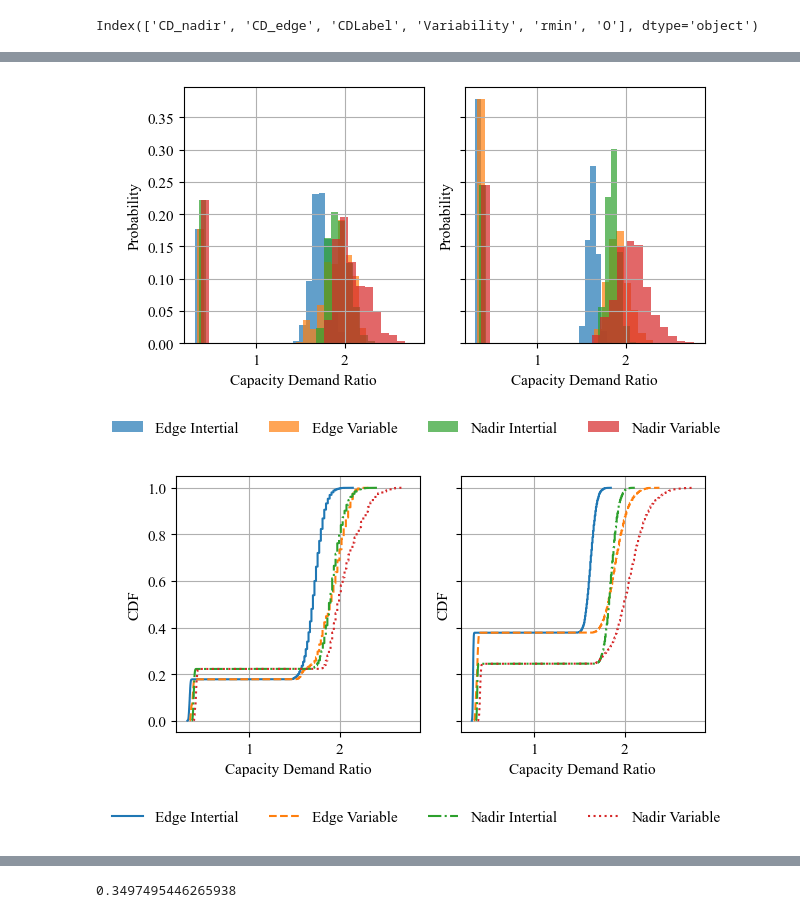
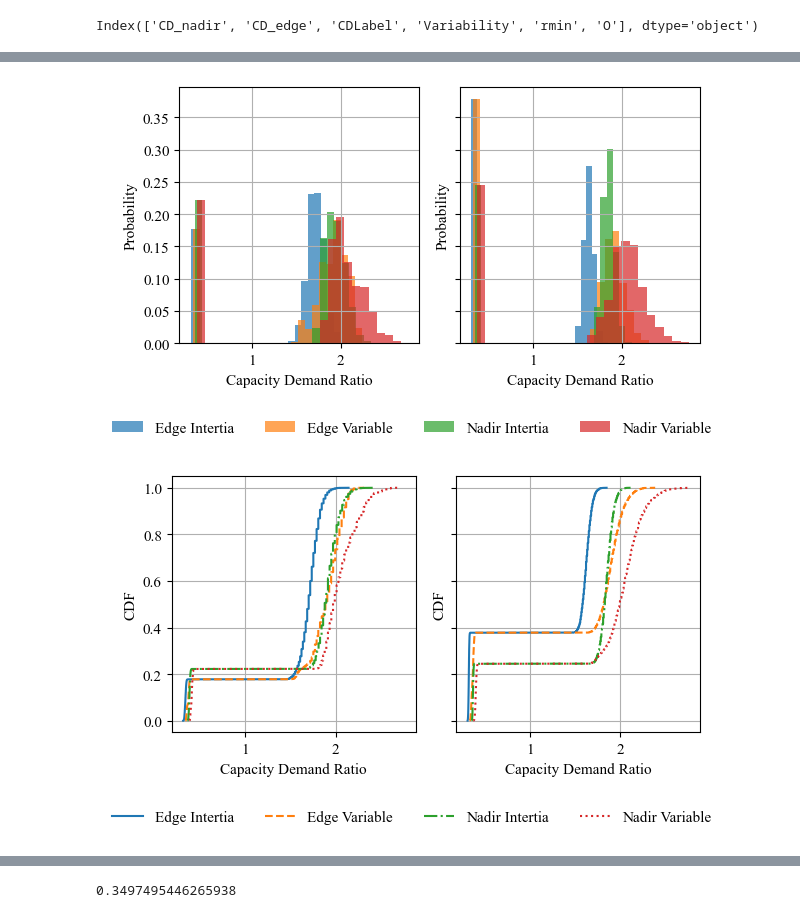
Before and after one commit to AppelEater/P10masters, a Jupyter notebook: visualizers/visualize_CDF_and_HIST_of_variable_demands.ipynb, the cells around one changed output, grey strips where cells are left out. Cells and saved outputs as stored; diff of their text form; code cells hidden in the pictures.

```diff
--- a/visualizers/visualize_CDF_and_HIST_of_variable_demands.ipynb
+++ b/visualizers/visualize_CDF_and_HIST_of_variable_demands.ipynb
@@ -332,7 +332,7 @@ CD_O_equal_two_nadir
 CD_O_equal_five_edge
 CD_O_equal_five_nadir
 
-Labels_for_naive_case = ["Edge Intertial","Edge Variable","Nadir Intertial", "Nadir Variable"]
+Labels_for_naive_case = ["Edge Intertia","Edge Variable","Nadir Intertia", "Nadir Variable"]
 
 for idx, ax in enumerate(axs1):
     ax.set_xlabel("Capacity Demand Ratio")
@@ -396,35 +396,35 @@ for idx, ax in enumerate(axs2):
 
             ax.plot( sorted_CD, cdf, linestyle = five_line_styles[idk])
 
         for idk ,CD in enumerate(CD_O_equal_five_nadir):
             CD = np.array(CD)
 
             sorted_CD = np.sort(CD)
             n = len(sorted_CD)
             cdf = np.arange(1, n + 1) / n
 
             ax.plot(sorted_CD, cdf, linestyle = five_line_styles[2+idk])
 # Centered legend below each subplot
 fig2.legend(
     loc='lower center',
     bbox_to_anchor=(0.5, -0.08),
     ncol=4,
     frameon=False
 )
 fig1.legend(
     loc='lower center',
     bbox_to_anchor=(0.5, -0.08),
     ncol=4,
     frameon=False
 )
 
 fig2.tight_layout(rect=[0, 0.05, 1, 1])
 fig1.tight_layout(rect=[0, 0.05, 1, 1])
 fig1.savefig("CDR_histogram_naive.pdf", bbox_inches='tight')
 fig2.savefig("CDR_CDF_naive.pdf", bbox_inches='tight')
 # %% [output]
-[figure, old version]
+[figure, new version]
-[figure, old version]
+[figure, new version]
 # %%
 CD_over_loops[(CD_over_loops["rmin"] == 0) & (CD_over_loops["O"] == 2)]
 # %% [output]
```
Also changed, not shown: parts of 5 cells of this notebook, 16 other files.
